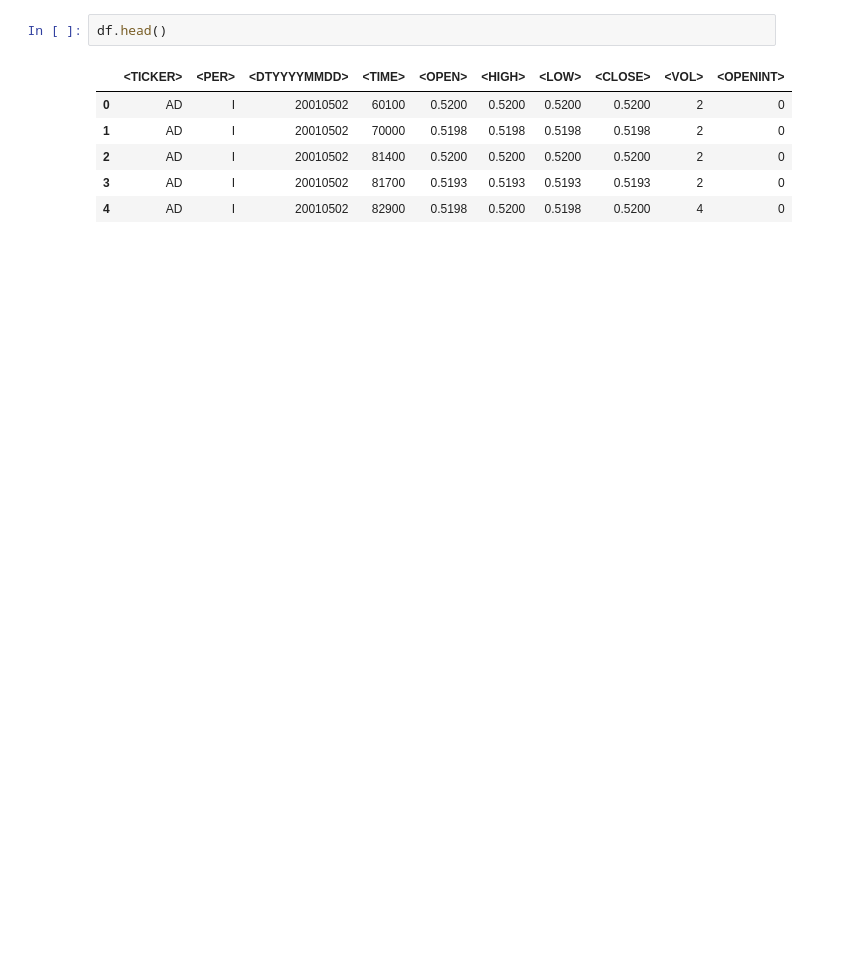
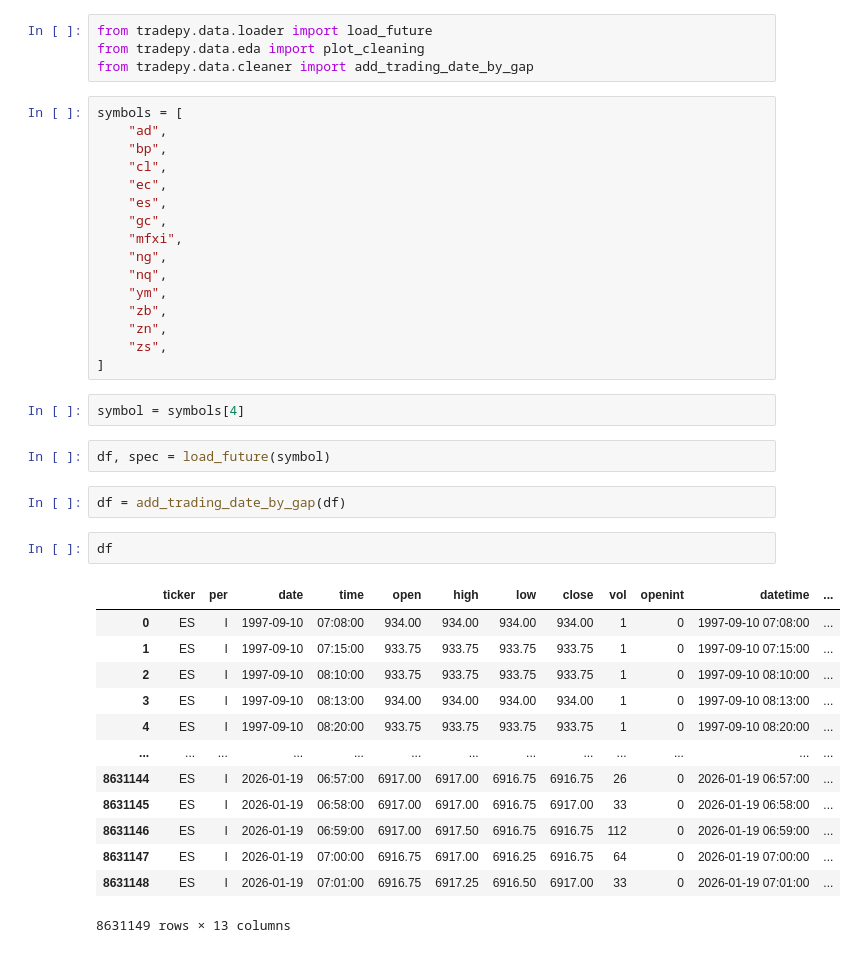
Before and after one commit to LijunZhou000/ML-Algorithmic-Trading, a Jupyter notebook: TradingBots/Notebooks/P1Eda.ipynb, the cells around one changed output. Cells and saved outputs as stored; diff of their text form; blank space fills up the shorter version.

```diff
--- a/TradingBots/Notebooks/P1Eda.ipynb
+++ b/TradingBots/Notebooks/P1Eda.ipynb
@@ -68,9 +1,42 @@ df = pd.read_csv(file_path)
+# %%
+from tradepy.data.loader import load_future
+from tradepy.data.eda import plot_cleaning
+from tradepy.data.cleaner import add_trading_date_by_gap
+# %%
+symbols = [
+    "ad",
+    "bp",
+    "cl",
+    "ec",
+    "es",
+    "gc",
+    "mfxi",
+    "ng",
+    "nq",
+    "ym",
+    "zb",
+    "zn",
+    "zs",
+]
+# %%
+symbol = symbols[4]
+# %%
+df, spec = load_future(symbol)
+# %%
+df = add_trading_date_by_gap(df)
 # %%
-df.head()
+df
 # %% [output]
-|  | <TICKER> | <PER> | <DTYYYYMMDD> | <TIME> | <OPEN> | <HIGH> | <LOW> | <CLOSE> | <VOL> | <OPENINT> |
-| 0 | AD | I | 20010502 | 60100 | 0.5200 | 0.5200 | 0.5200 | 0.5200 | 2 | 0 |
-| 1 | AD | I | 20010502 | 70000 | 0.5198 | 0.5198 | 0.5198 | 0.5198 | 2 | 0 |
-| 2 | AD | I | 20010502 | 81400 | 0.5200 | 0.5200 | 0.5200 | 0.5200 | 2 | 0 |
-| 3 | AD | I | 20010502 | 81700 | 0.5193 | 0.5193 | 0.5193 | 0.5193 | 2 | 0 |
-| 4 | AD | I | 20010502 | 82900 | 0.5198 | 0.5200 | 0.5198 | 0.5200 | 4 | 0 |
+|  | ticker | per | date | time | open | high | low | close | vol | openint | datetime | ... |
+| 0 | ES | I | 1997-09-10 | 07:08:00 | 934.00 | 934.00 | 934.00 | 934.00 | 1 | 0 | 1997-09-10 07:08:00 | ... |
+| 1 | ES | I | 1997-09-10 | 07:15:00 | 933.75 | 933.75 | 933.75 | 933.75 | 1 | 0 | 1997-09-10 07:15:00 | ... |
+| 2 | ES | I | 1997-09-10 | 08:10:00 | 933.75 | 933.75 | 933.75 | 933.75 | 1 | 0 | 1997-09-10 08:10:00 | ... |
+| 3 | ES | I | 1997-09-10 | 08:13:00 | 934.00 | 934.00 | 934.00 | 934.00 | 1 | 0 | 1997-09-10 08:13:00 | ... |
+| 4 | ES | I | 1997-09-10 | 08:20:00 | 933.75 | 933.75 | 933.75 | 933.75 | 1 | 0 | 1997-09-10 08:20:00 | ... |
+| ... | ... | ... | ... | ... | ... | ... | ... | ... | ... | ... | ... | ... |
+| 8631144 | ES | I | 2026-01-19 | 06:57:00 | 6917.00 | 6917.00 | 6916.75 | 6916.75 | 26 | 0 | 2026-01-19 06:57:00 | ... |
+| 8631145 | ES | I | 2026-01-19 | 06:58:00 | 6917.00 | 6917.00 | 6916.75 | 6917.00 | 33 | 0 | 2026-01-19 06:58:00 | ... |
+| 8631146 | ES | I | 2026-01-19 | 06:59:00 | 6917.00 | 6917.50 | 6916.75 | 6916.75 | 112 | 0 | 2026-01-19 06:59:00 | ... |
+| 8631147 | ES | I | 2026-01-19 | 07:00:00 | 6916.75 | 6917.00 | 6916.25 | 6916.75 | 64 | 0 | 2026-01-19 07:00:00 | ... |
+| 8631148 | ES | I | 2026-01-19 | 07:01:00 | 6916.75 | 6917.25 | 6916.50 | 6917.00 | 33 | 0 | 2026-01-19 07:01:00 | ... |
+8631149 rows × 13 columns
```
Also changed, not shown: parts of 6 cells of this notebook, 5 other files.
